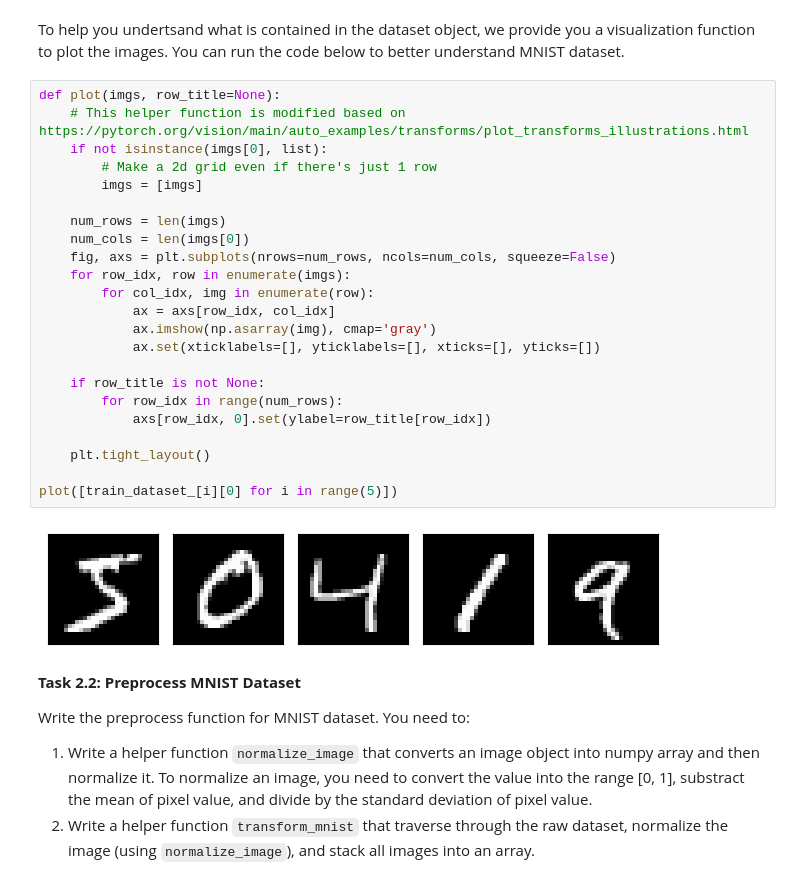
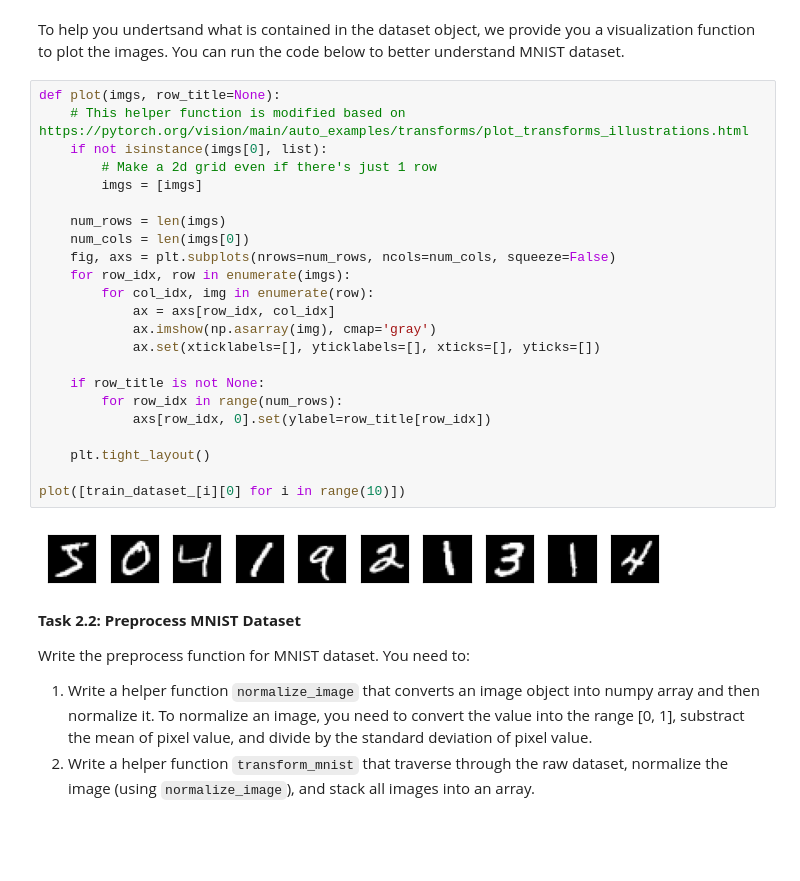
Before and after one commit to kanav9063/Deep-Learning, a Jupyter notebook: LinReg_and_Logistic_Regression_Drive.ipynb, the cells around one changed output. Saved outputs shown, nothing was run; the diff lists cells and outputs as text; blank space fills up the shorter version.

```diff
--- a/LinReg_and_Logistic_Regression_Drive.ipynb
+++ b/LinReg_and_Logistic_Regression_Drive.ipynb
@@ -536,28 +504,28 @@ To help you undertsand what is contained in the dataset object, we provide you a
 # %%
 def plot(imgs, row_title=None):
     # This helper function is modified based on https://pytorch.org/vision/main/auto_examples/transforms/plot_transforms_illustrations.html
     if not isinstance(imgs[0], list):
         # Make a 2d grid even if there's just 1 row
         imgs = [imgs]
 
     num_rows = len(imgs)
     num_cols = len(imgs[0])
     fig, axs = plt.subplots(nrows=num_rows, ncols=num_cols, squeeze=False)
     for row_idx, row in enumerate(imgs):
         for col_idx, img in enumerate(row):
             ax = axs[row_idx, col_idx]
             ax.imshow(np.asarray(img), cmap='gray')
             ax.set(xticklabels=[], yticklabels=[], xticks=[], yticks=[])
 
     if row_title is not None:
         for row_idx in range(num_rows):
             axs[row_idx, 0].set(ylabel=row_title[row_idx])
 
     plt.tight_layout()
 
-plot([train_dataset_[i][0] for i in range(5)])
+plot([train_dataset_[i][0] for i in range(10)])
 # %% [output]
-[figure, old version]
+[figure, new version]
 # %% [markdown]
 **Task 2.2: Preprocess MNIST Dataset**
 
```
Also changed, not shown: parts of 5 cells of this notebook.
